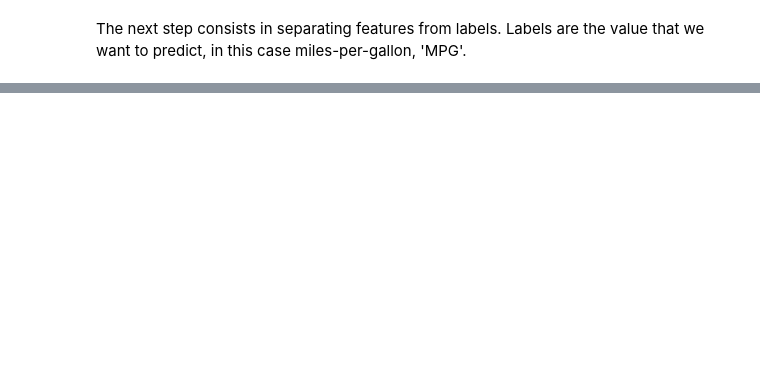
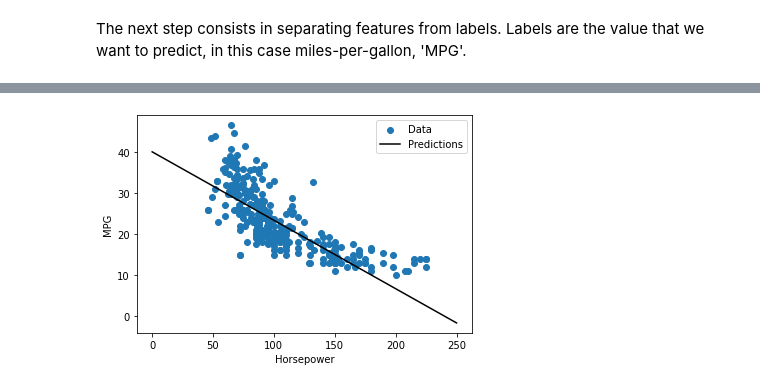
Before and after one commit to mtomasini/TensorFlowTraining, a Jupyter notebook: tf_regression_tutorial.ipynb, the cells around one changed output, grey strips where cells are left out. Saved outputs shown, nothing was run; the diff lists cells and outputs as text; code cells hidden in the pictures; blank space fills up the shorter version.

```diff
--- a/tf_regression_tutorial.ipynb
+++ b/tf_regression_tutorial.ipynb
@@ -81,0 +195,19 @@ normalizer = tf.keras.layers.Normalization(axis=-1)
+# %%
+onevar_results = {}
+onevar_results['horsepower_model'] = horsepower_model.evaluate(
+    test_features['Horsepower'],
+    test_labels, verbose=0
+)
+
+x = tf.linspace(0.0, 250, 251)
+y = horsepower_model.predict(x)
+
+def plot_horsepower(x, y):
+    plt.scatter(train_features['Horsepower'], train_labels, label='Data')
+    plt.plot(x, y, color='k', label='Predictions')
+    plt.xlabel('Horsepower')
+    plt.ylabel('MPG')
+    plt.legend()
+
+plot_horsepower(x,y)
+# %% [output]
@@ -81,0 +215 @@ normalizer = tf.keras.layers.Normalization(axis=-1)
+[figure, added]
```
Also changed, not shown: parts of 18 cells of this notebook.
